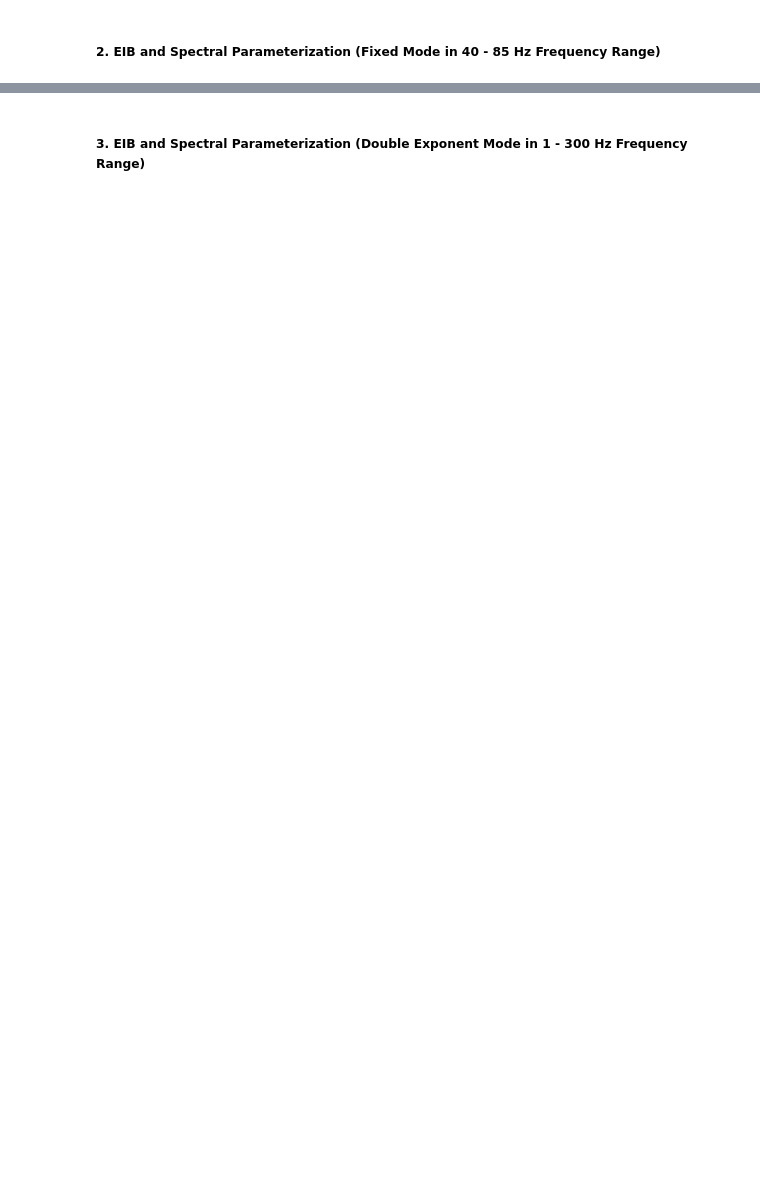
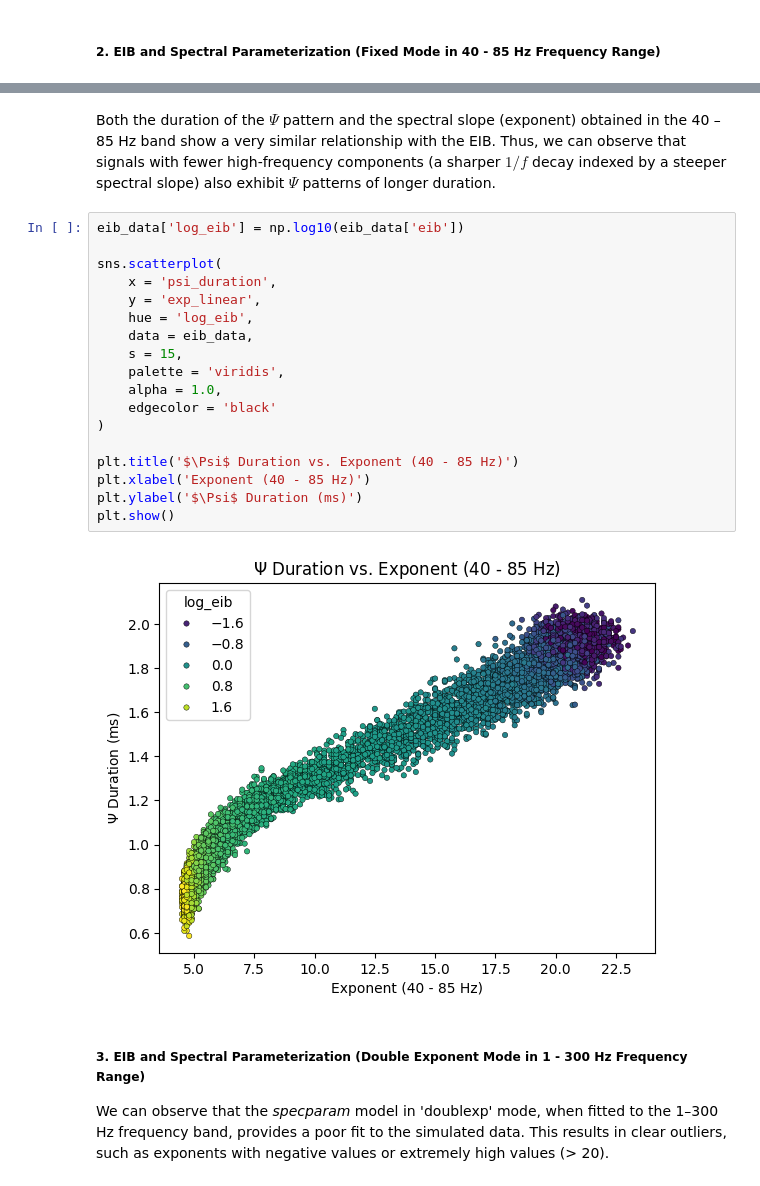
Before and after one commit to RojasMN/synaptic-kernels-LFP, a Jupyter notebook: simulations/04_synaptic_balance.ipynb, the cells around one changed output, grey strips where cells are left out. Drawn from its saved outputs; the diff is of its cells as text; blank space fills up the shorter version.

```diff
--- a/simulations/04_synaptic_balance.ipynb
+++ b/simulations/04_synaptic_balance.ipynb
@@ -342,3 +405,26 @@ eib_data.head(5)
+# %% [markdown]
+Both the duration of the $\Psi$ pattern and the spectral slope (exponent) obtained in the 40 – 85 Hz band show a very similar relationship with the EIB. Thus, we can observe that signals with fewer high-frequency components (a sharper $1/f$ decay indexed by a steeper spectral slope) also exhibit $\Psi$ patterns of longer duration.
+# %%
+eib_data['log_eib'] = np.log10(eib_data['eib'])
+
+sns.scatterplot(
+    x = 'psi_duration',
+    y = 'exp_linear',
+    hue = 'log_eib',
+    data = eib_data,
+    s = 15,
+    palette = 'viridis',
+    alpha = 1.0,
+    edgecolor = 'black'
+)
+
+plt.title('$\Psi$ Duration vs. Exponent (40 - 85 Hz)')
+plt.xlabel('Exponent (40 - 85 Hz)')
+plt.ylabel('$\Psi$ Duration (ms)')
+plt.show()
+# %% [output]
+[figure, added]
 # %% [markdown]
 ##### **3. EIB and Spectral Parameterization (Double Exponent Mode in 1 - 300 Hz Frequency Range)**
+We can observe that the *specparam* model in 'doublexp' mode, when fitted to the 1–300 Hz frequency band, provides a poor fit to the simulated data. This results in clear outliers, such as exponents with negative values or extremely high values (> 20).
 # %%
```
Also changed, not shown: parts of 41 cells of this notebook, 2 other files.
